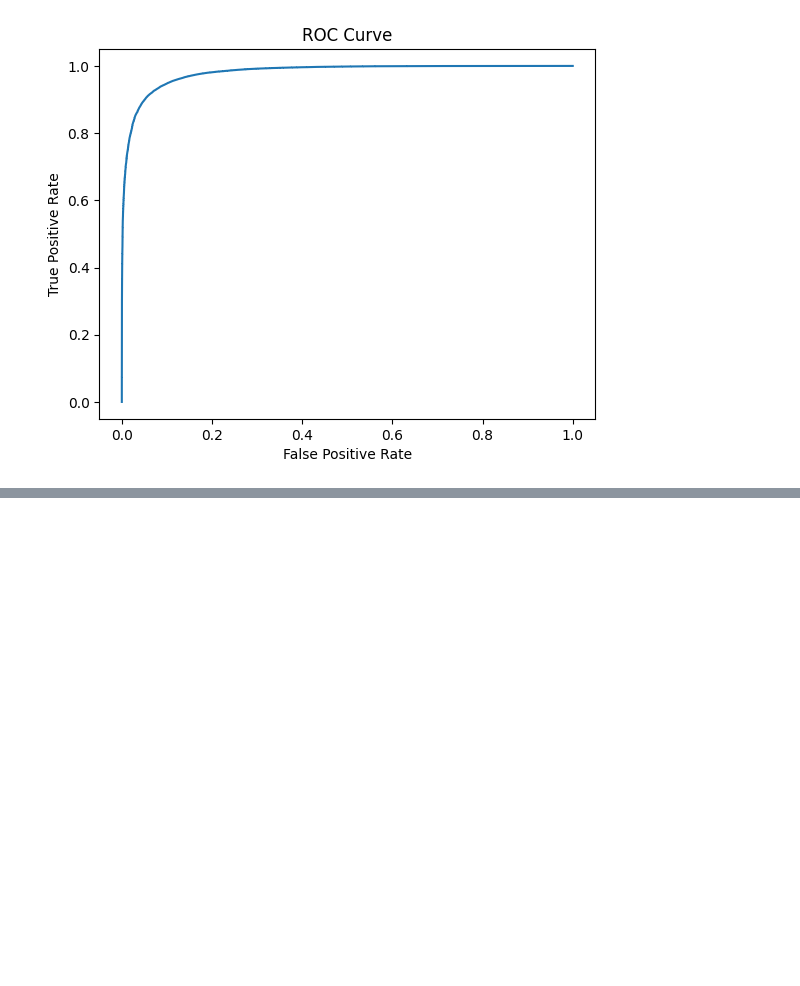
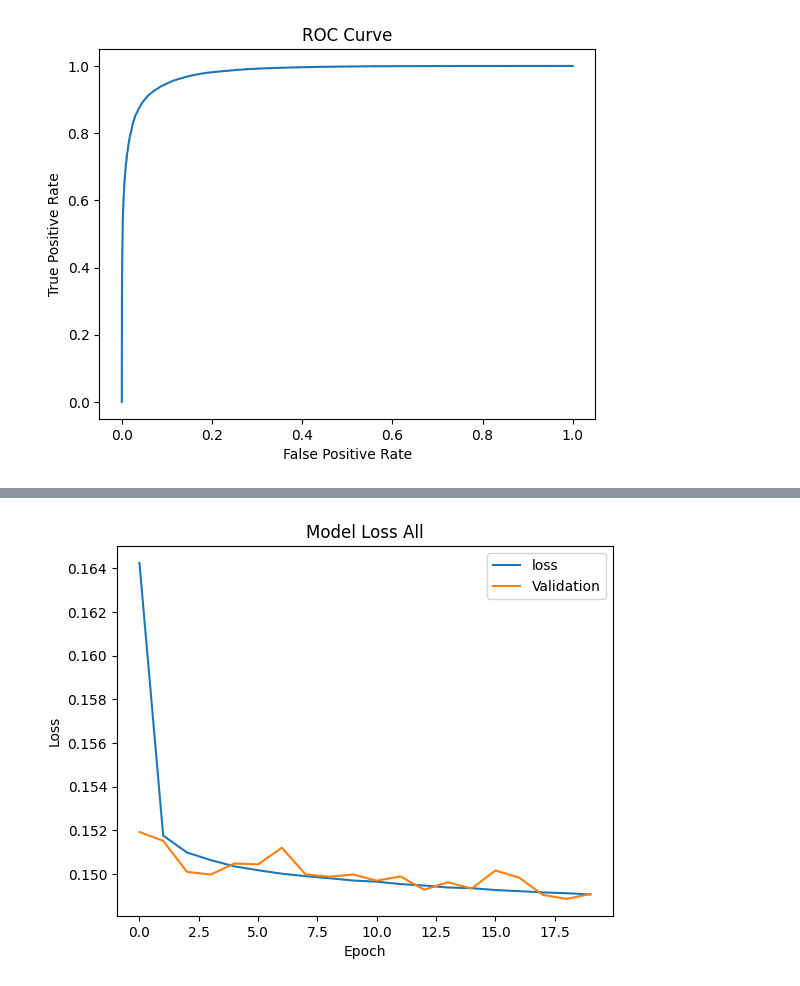
Before and after one commit to GitGup/SemiWeaklySupervised, a Jupyter notebook: Anomaly.ipynb, the cells around one changed output, grey strips where cells are left out. Cells and saved outputs as stored; diff of their text form; code cells hidden in the pictures; blank space fills up the shorter version.

```diff
--- a/Anomaly.ipynb
+++ b/Anomaly.ipynb
@@ -175,0 +385,5 @@ plt.show()
+# %%
+x_vals_all = np.load("x_vals_all.npy")
+y_vals_all = np.load("y_vals_all.npy")
+# %%
+X_train_all, X_val_all, Y_train_all, Y_val_all = train_test_split(x_vals_all, y_vals_all, test_size=0.5)
@@ -175,0 +394,9 @@ plt.show()
+# %%
+model_all = Sequential()
+model_all.add(Dense(128, input_dim=6, activation='relu'))
+model_all.add(Dense(128, activation='relu'))
+model_all.add(Dense(128, activation='relu'))
+model_all.add(Dense(1, activation='sigmoid'))
+model_all.compile(loss='binary_crossentropy', optimizer='adam', metrics=['accuracy'])
+# %%
+myhistory_all = model_all.fit(x_vals_all, y_vals_all, epochs=20,validation_data=(X_val_all, Y_val_all),batch_size=1024*5)
@@ -175,0 +421,11 @@ plt.show()
+# %%
+# Plot the training and validation loss
+plt.plot(myhistory_all.history['loss'])
+plt.plot(myhistory_all.history['val_loss'])
+plt.title('Model Loss All')
+plt.ylabel('Loss')
+plt.xlabel('Epoch')
+plt.legend(['loss', 'Validation'], loc='upper right')
+plt.show()
+# %% [output]
+[figure, added]
```
Also changed, not shown: parts of 19 cells of this notebook.
